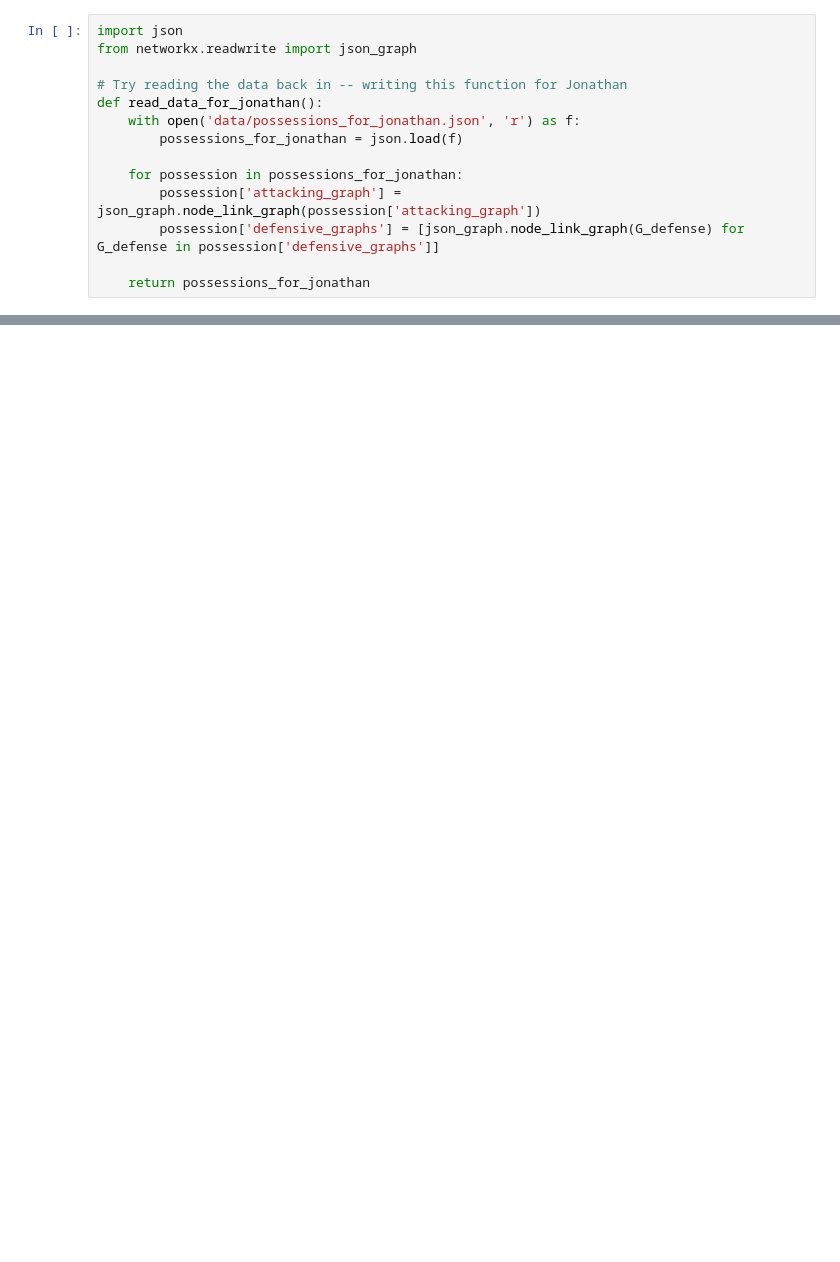
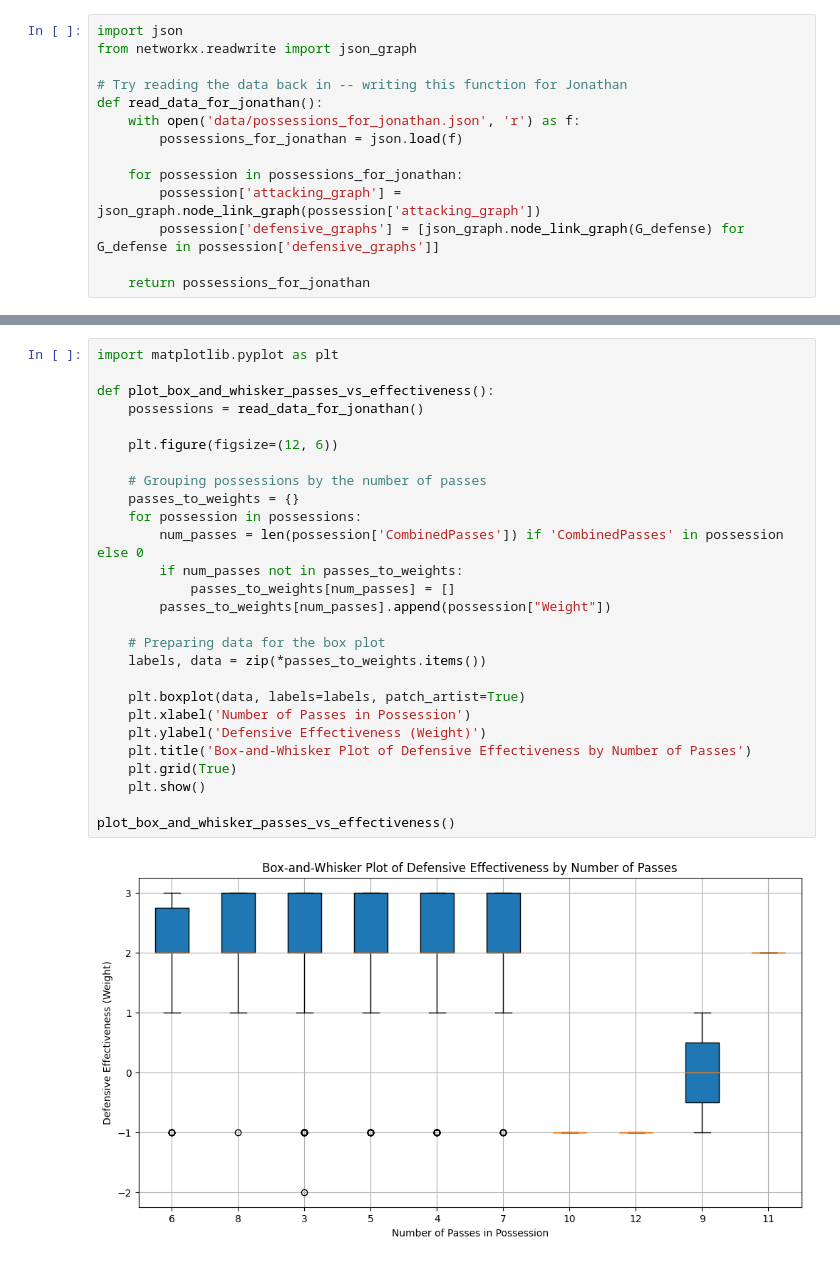
Before and after one commit to Jonathannsegal/networks, a Jupyter notebook: analysis.ipynb, the cells around one changed output, grey strips where cells are left out. Saved outputs shown, nothing was run; the diff lists cells and outputs as text; blank space fills up the shorter version.

```diff
--- a/analysis.ipynb
+++ b/analysis.ipynb
@@ -35,0 +64,29 @@ create_defensive_distance_graph()
+# %%
+import matplotlib.pyplot as plt
+
+def plot_box_and_whisker_passes_vs_effectiveness():
+    possessions = read_data_for_jonathan()
+
+    plt.figure(figsize=(12, 6))
+
+    # Grouping possessions by the number of passes
+    passes_to_weights = {}
+    for possession in possessions:
+        num_passes = len(possession['CombinedPasses']) if 'CombinedPasses' in possession else 0
+        if num_passes not in passes_to_weights:
+            passes_to_weights[num_passes] = []
+        passes_to_weights[num_passes].append(possession["Weight"])
+
+    # Preparing data for the box plot
+    labels, data = zip(*passes_to_weights.items())
+
+    plt.boxplot(data, labels=labels, patch_artist=True)
+    plt.xlabel('Number of Passes in Possession')
+    plt.ylabel('Defensive Effectiveness (Weight)')
+    plt.title('Box-and-Whisker Plot of Defensive Effectiveness by Number of Passes')
+    plt.grid(True)
+    plt.show()
+
+plot_box_and_whisker_passes_vs_effectiveness()
+# %% [output]
+[figure, added]
```
Also changed, not shown: parts of 2 cells of this notebook.
